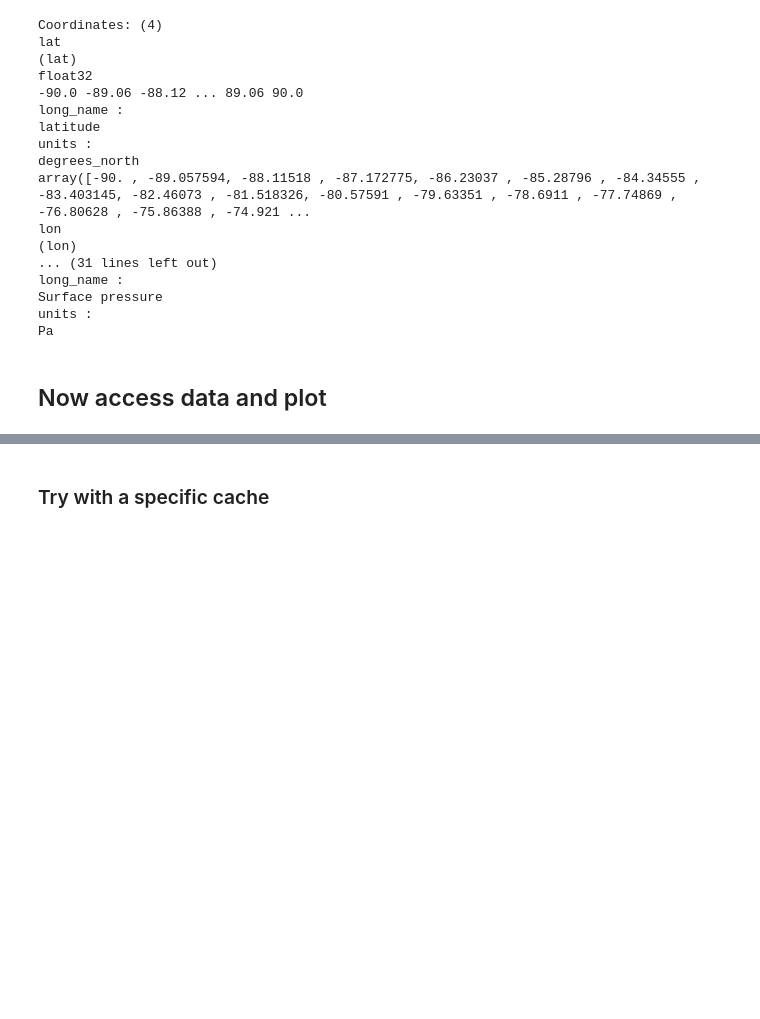
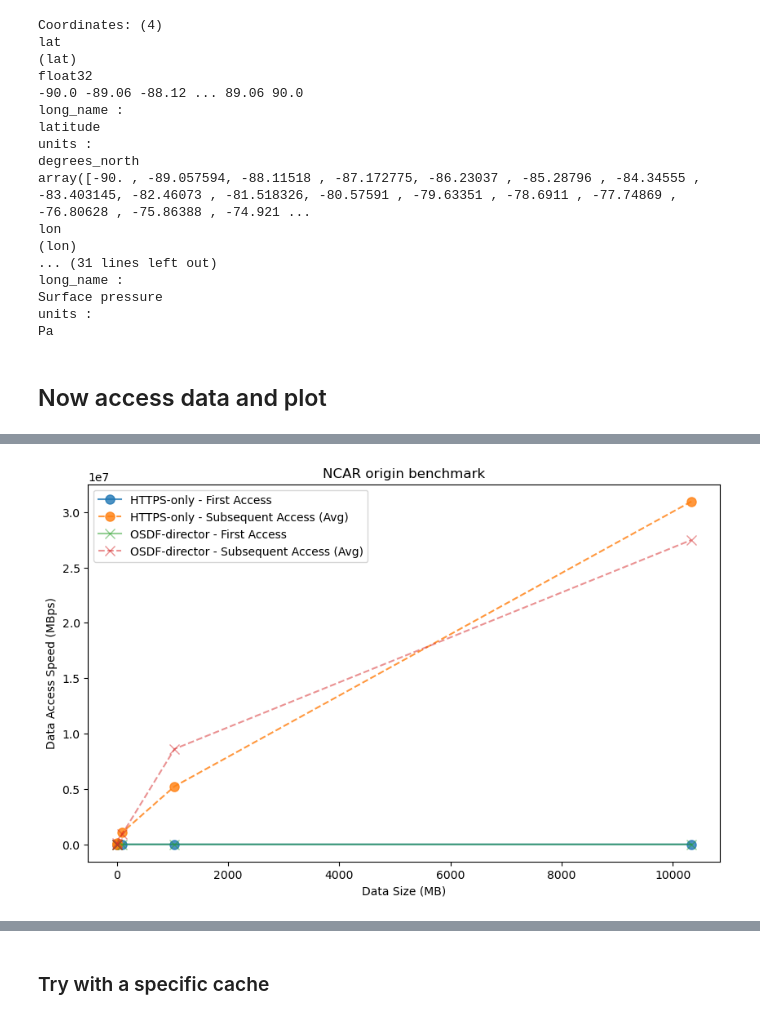
Before and after one commit to turetske/osdf_examples, a Jupyter notebook: jupyter_notebooks/ncar_benchmark.ipynb, the cells around one changed output, grey strips where cells are left out. Drawn from its saved outputs; the diff is of its cells as text; code cells hidden in the pictures; blank space fills up the shorter version.

Commit message:
Updated NCAR benchmark notebook

```diff
--- a/jupyter_notebooks/ncar_benchmark.ipynb
+++ b/jupyter_notebooks/ncar_benchmark.ipynb
@@ -368,0 +429,11 @@ ds_https_list = [ds_https_1Kb,ds_https_1Mb,ds_https_10Mb,ds_https_100Mb,ds_https
+# %%
+# Run benchmark for each protocol
+benchmark_protocol(ds_https_list, "HTTPS-only",cluster)
+benchmark_protocol(ds_osdf_list, "OSDF-director",cluster)
+
+# Convert diagnostics to a DataFrame for analysis
+df_diagnostics = diag_timer.dataframe()
+
+# Calculate MB/s for each run
+df_diagnostics['MBps'] = df_diagnostics['dataset_size'] / df_diagnostics['runtime']
+df_diagnostics
@@ -369 +475,28 @@ ds_https_list = [ds_https_1Kb,ds_https_1Mb,ds_https_10Mb,ds_https_100Mb,ds_https
+# %%
+# Plotting MBps vs data size for each protocol and call type
+# Define different alpha values for each protocol
+alpha_values = {"HTTPS-only": 0.8, "OSDF-director": 0.5}  # Adjust transparency as needed
+marker_style = {"HTTPS-only": "o", "OSDF-director": "x"}  # Define different markers for each protocol
+#
+fig, ax = plt.subplots(figsize=(10, 6))
+for protocol in ["HTTPS-only", "OSDF-director"]:
+    # First access (call_number == 1)
+    first_access = df_diagnostics[(df_diagnostics['protocol'] == protocol) & (df_diagnostics['call_number'] == 1)]
+    ax.plot(first_access['dataset_size'], first_access['MBps'], label=f"{protocol} - First Access",
+            alpha=alpha_values[protocol],marker=marker_style[protocol],markersize=8)
+
+    # Subsequent access (call_number > 1)
+    subsequent_access = df_diagnostics[(df_diagnostics['protocol'] == protocol) & (df_diagnostics['call_number'] > 1)]
+    subsequent_access_avg = subsequent_access.groupby('dataset_size')['MBps'].mean()
+    ax.plot(subsequent_access_avg.index, subsequent_access_avg.values,
+            linestyle='--', label=f"{protocol} - Subsequent Access (Avg)",alpha=alpha_values[protocol],marker=marker_style[protocol],markersize=8)
+
+# Customize plot appearance
+ax.set_xlabel("Data Size (MB)")
+ax.set_ylabel("Data Access Speed (MBps)")
+ax.set_title("NCAR origin benchmark")
+ax.legend()
+plt.show()
+# %% [output]
+[figure, added]
 # %%
```
Also changed, not shown: parts of 12 cells of this notebook.
